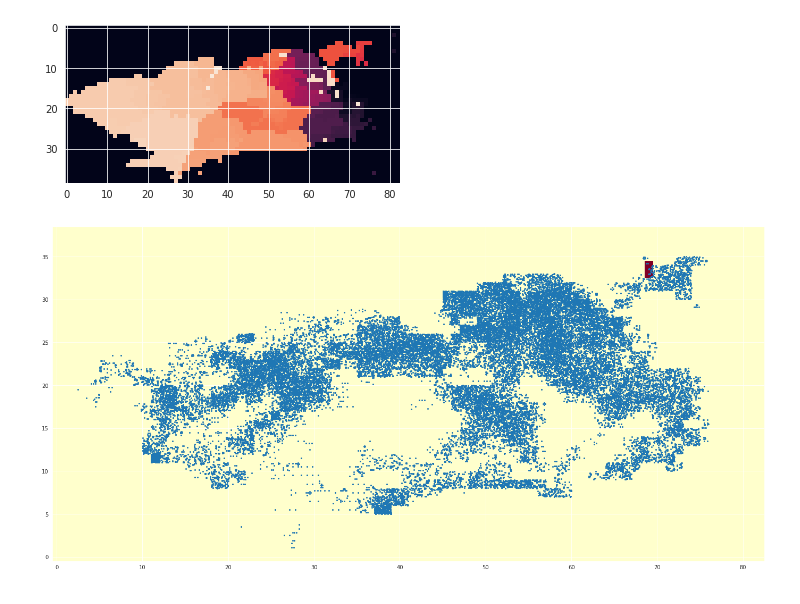
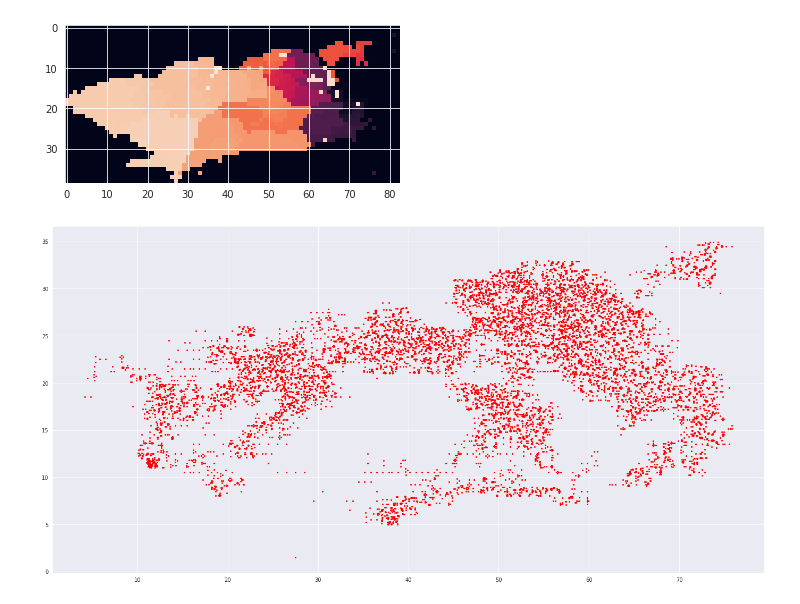
Before and after one commit to Modelagem-Covid-19-RJ/covid19, a Jupyter notebook: modelos/Factory/agent_based/Infectados/Estado_Infectados.ipynb, the cells around one changed output. Drawn from its saved outputs; the diff is of its cells as text; code cells hidden in the pictures.

```diff
--- a/modelos/Factory/agent_based/Infectados/Estado_Infectados.ipynb
+++ b/modelos/Factory/agent_based/Infectados/Estado_Infectados.ipynb
@@ -20,7 +20,7 @@ import episiming
 # %% [markdown]
 ## Criando o cenário do Rio com redução
 # %%
-tx_reducao = 100
+tx_reducao = 500
 landscan_file = '../../../../dados/RJ/cidade_rj/dados_estatisticos/LandScan.npy'
 piramide_file = 'piramide_etaria_MRJ.csv'
 escolas_file = 'municipais.npy'
@@ -59,10 +59,9 @@ new_bairros = corrige_mtrx(bairros)
 # %%
 x, y = cenario_rio.pop_posicoes.T
 plt.figure(figsize=(24,12))
-plt.scatter(x, y, s=4)
-plt.imshow(novo, cmap = 'YlOrRd')
+plt.scatter(x, y, s=4, color = 'red')
 # plt.imshow(new_infect)
-plt.gca().invert_yaxis()
+# plt.gca().invert_yaxis()
 plt.show()
 # %% [output]
-[figure, old version]
+[figure, new version]
```
Also changed, not shown: parts of 34 cells of this notebook.
